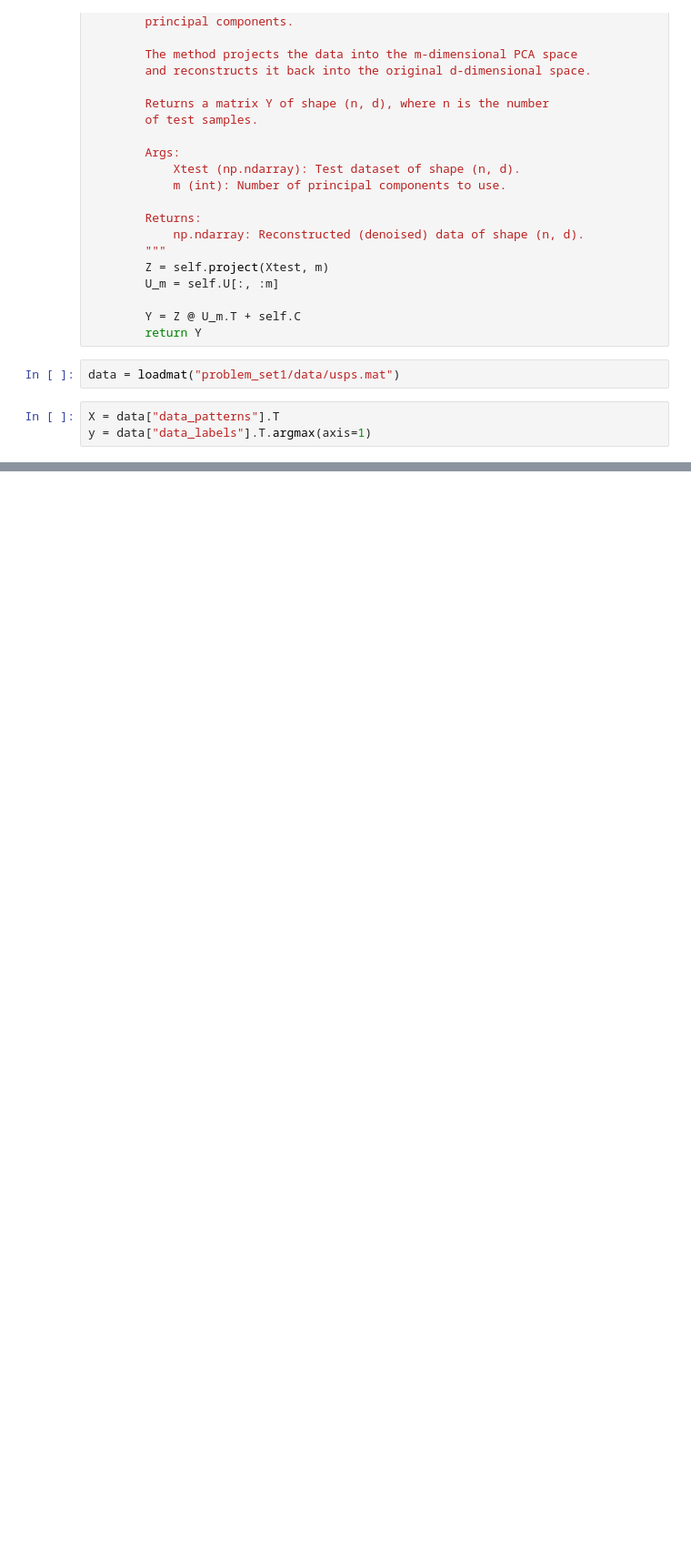
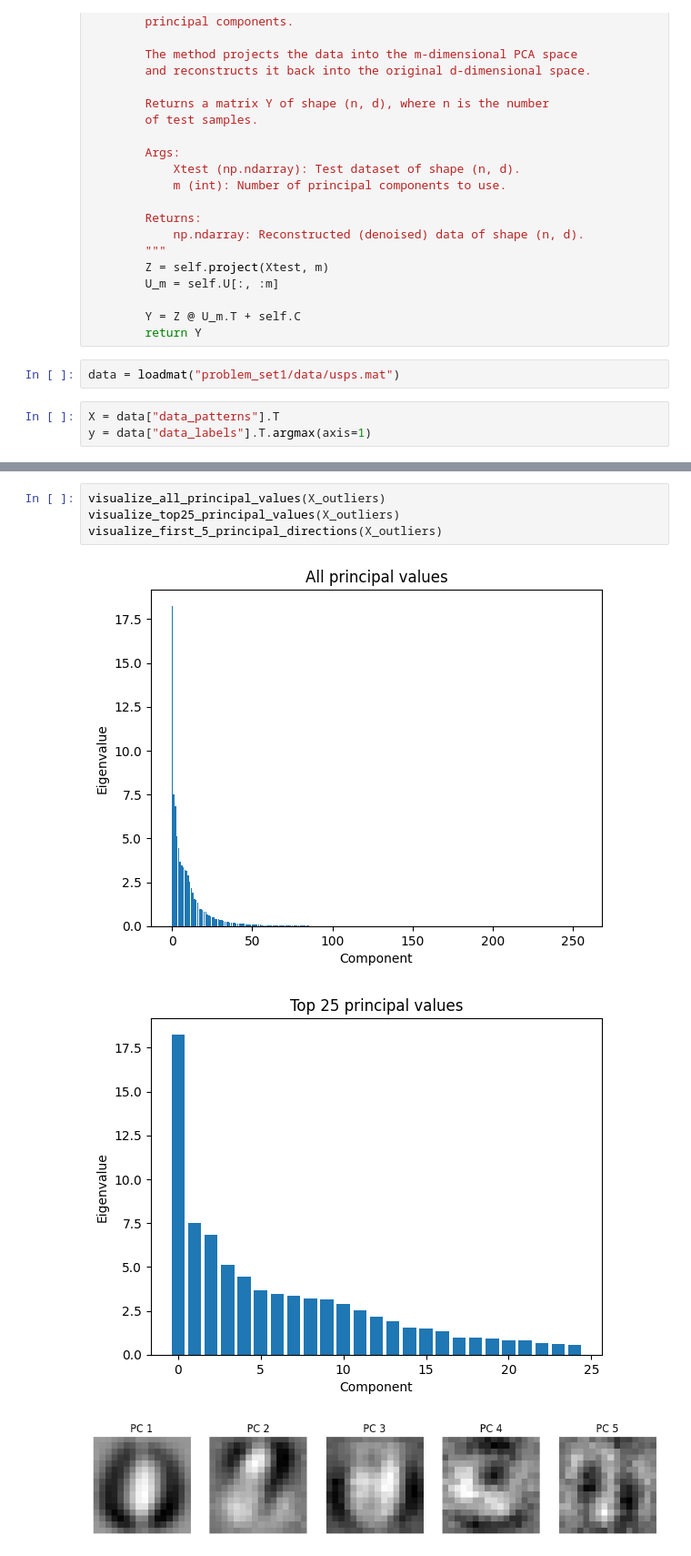
Before and after one commit to Zicko01/LabML, a Jupyter notebook: Milestone 1/1.ipynb, the cells around one changed output, grey strips where cells are left out. Shown at 91% size. Saved outputs shown, nothing was run; the diff lists cells and outputs as text; blank space fills up the shorter version.

```diff
--- a/Milestone 1/1.ipynb
+++ b/Milestone 1/1.ipynb
@@ -161,0 +193,8 @@ plt.show()
+# %%
+visualize_all_principal_values(X_outliers)
+visualize_top25_principal_values(X_outliers)
+visualize_first_5_principal_directions(X_outliers)
+# %% [output]
+[figure, added]
+[figure, added]
+[figure, added]
```
Also changed, not shown: parts of 18 cells of this notebook.
